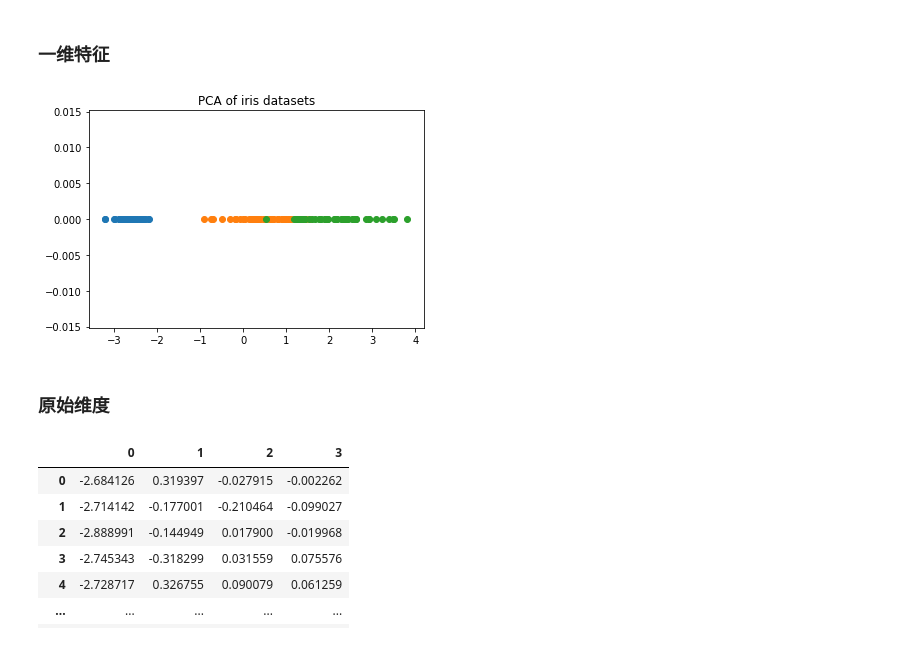
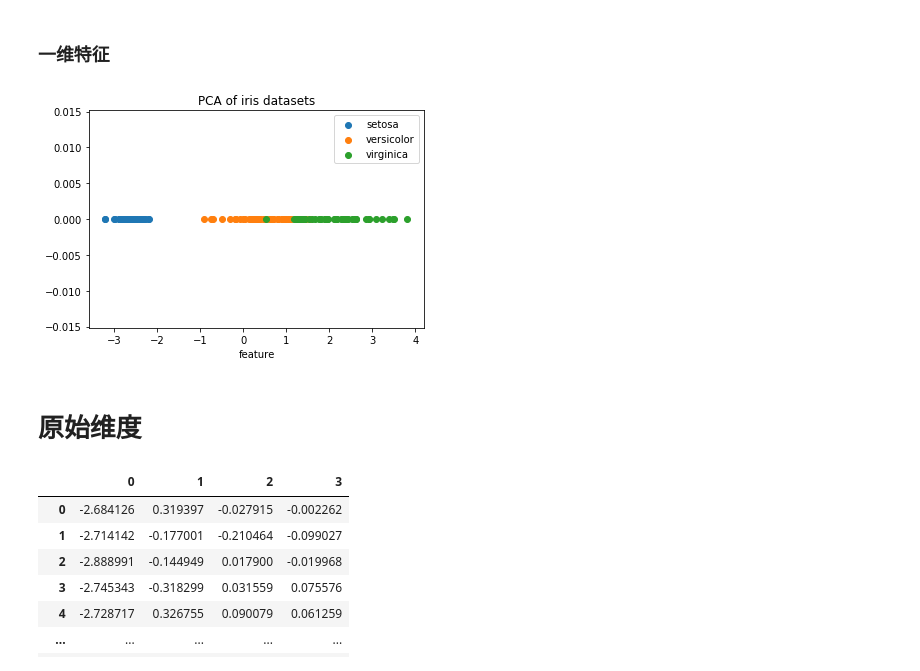
Before and after one commit to Gavince/Sklearn-Machine, a Jupyter notebook: PCA数据降维/PCA降维实例.ipynb, the cells around one changed output. Drawn from its saved outputs; the diff is of its cells as text; code cells hidden in the pictures.

```diff
--- a/PCA数据降维/PCA降维实例.ipynb
+++ b/PCA数据降维/PCA降维实例.ipynb
@@ -178,15 +177,18 @@ x_new.shape
 Y_data = [0] * 50
 # %%
 for i in [0, 1, 2]:
-    plt.scatter(x_new[Y==i, :], Y_data)
+    plt.scatter(x_new[Y==i, :], Y_data, label = iris.target_names[i])
 
 plt.ylim()
 plt.title("PCA of iris datasets")
+plt.xlabel("feature")
+plt.legend()
+plt.savefig("imgs/1dim.png")
 plt.show()
 # %% [output]
-[figure, old version]
+[figure, new version]
 # %% [markdown]
-### 原始维度
+# 原始维度
 # %%
 pca = PCA(n_components=4)
 x_new = pca.fit_transform(iris.data)
```
Also changed, not shown: parts of 2 cells of this notebook, 22 other files.
